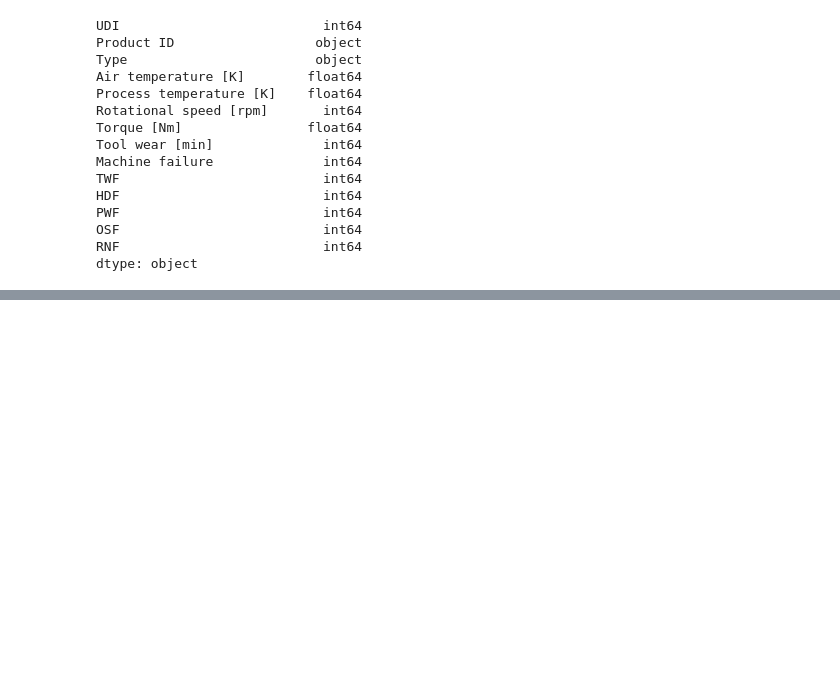
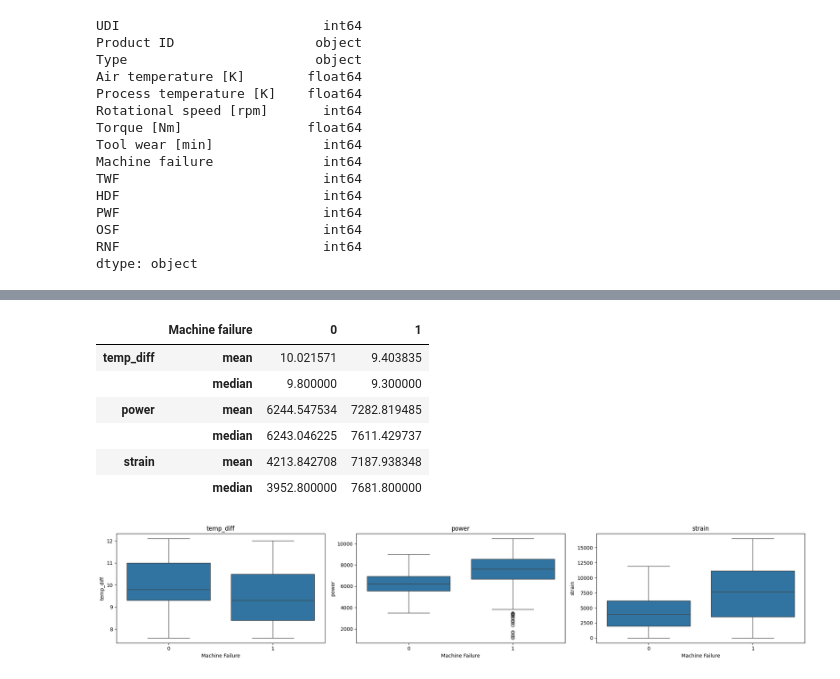
Before and after one commit to Praful-Chunchu/cnc-shop-predictive-maintenance-, a Jupyter notebook: notebooks/01_eda.ipynb, the cells around one changed output, grey strips where cells are left out. Drawn from its saved outputs; the diff is of its cells as text; code cells hidden in the pictures; blank space fills up the shorter version.

```diff
--- a/notebooks/01_eda.ipynb
+++ b/notebooks/01_eda.ipynb
@@ -66,0 +213,29 @@ dtype: object
+# %%
+# Feature Engineering
+
+predictive_df['temp_diff'] = predictive_df['Process temperature [K]'] - predictive_df['Air temperature [K]']
+predictive_df['power'] = predictive_df['Torque [Nm]'] * (predictive_df['Rotational speed [rpm]'] * 2 * np.pi / 60)
+predictive_df['strain'] = predictive_df['Tool wear [min]'] * predictive_df['Torque [Nm]']
+# %%
+eng_cols = ['temp_diff', 'power', 'strain']
+
+# 1. Average and median of each input, failed vs not failed
+display(predictive_df.groupby(target)[eng_cols].agg(['mean', 'median']).T)
+
+# 2. Boxplot per input
+fig, axes = plt.subplots(1, len(eng_cols), figsize=(20, 4))
+for ax, col in zip(axes, eng_cols):
+    sns.boxplot(data=predictive_df, x=target, y=col, ax=ax)
+    ax.set_title(col)
+    ax.set_xlabel('Machine Failure')
+plt.tight_layout()
+plt.show()
+# %% [output]
+|  | Machine failure | 0 | 1 |
+| temp_diff | mean | 10.021571 | 9.403835 |
+|  | median | 9.800000 | 9.300000 |
+| power | mean | 6244.547534 | 7282.819485 |
+|  | median | 6243.046225 | 7611.429737 |
+| strain | mean | 4213.842708 | 7187.938348 |
+|  | median | 3952.800000 | 7681.800000 |
+[figure, added]
```
Also changed, not shown: parts of 16 cells of this notebook, 1 other file.
